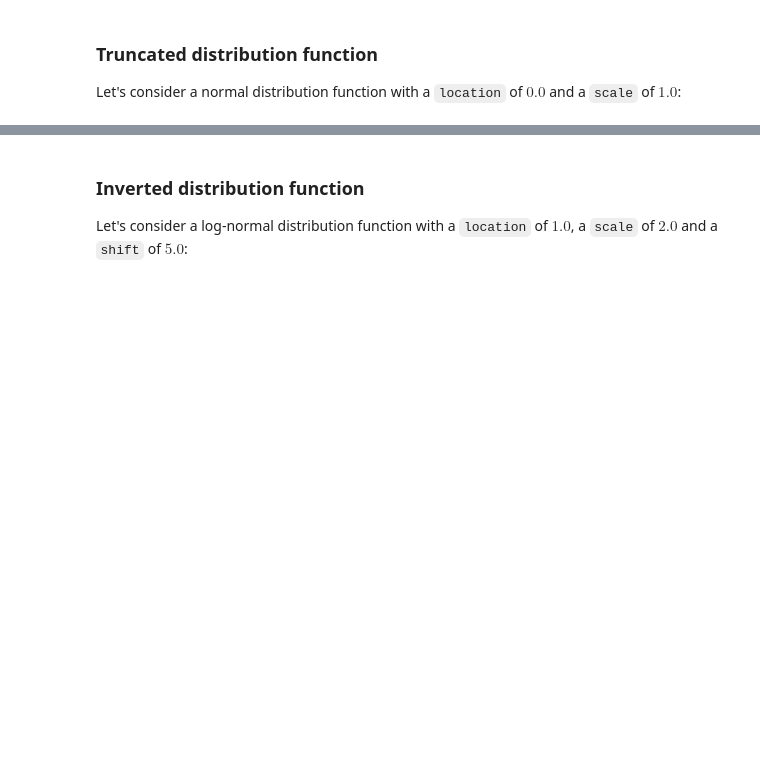
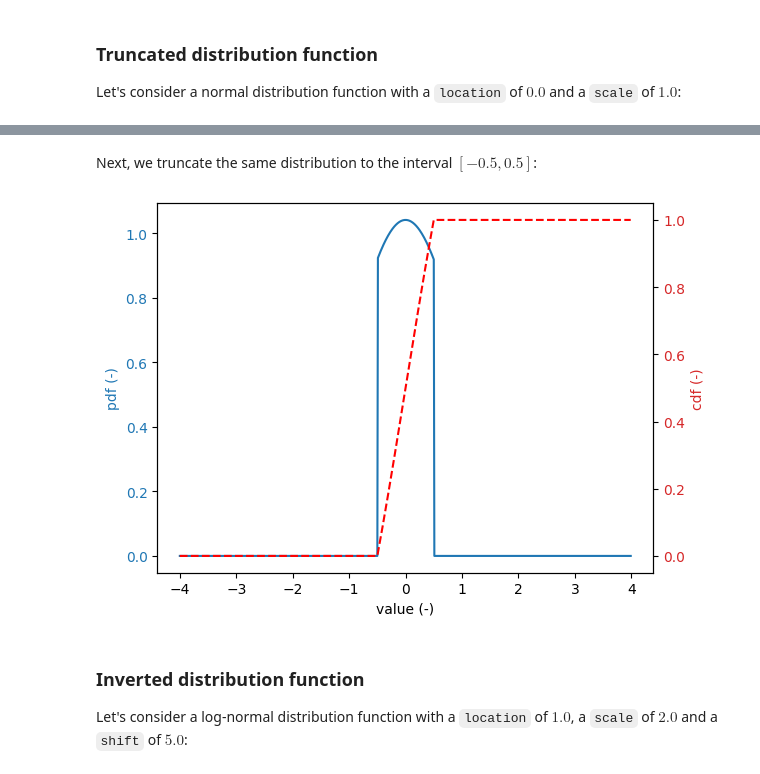
Before and after one commit to Deltares/ProbabilisticLibrary, a Jupyter notebook: sources/Deltares.Probabilistic.PWrapper.Notebooks/operations_on_distribution_functions.ipynb, the cells around one changed output, grey strips where cells are left out. Saved outputs shown, nothing was run; the diff lists cells and outputs as text; code cells hidden in the pictures; blank space fills up the shorter version.

```diff
--- a/sources/Deltares.Probabilistic.PWrapper.Notebooks/operations_on_distribution_functions.ipynb
+++ b/sources/Deltares.Probabilistic.PWrapper.Notebooks/operations_on_distribution_functions.ipynb
@@ -130,3 +144,12 @@ x(0.75) = 0.02499218872108451
+# %% [markdown]
+Next, we truncate the same distribution to the interval $[-0.5, 0.5]$:
+# %%
+stochast.minimum = -0.5
+stochast.maximum = 0.5
+
+plot_dist(val_grid, stochast)
+# %% [output]
+[figure, added]
 # %% [markdown]
 ### Inverted distribution function
 
```
Also changed, not shown: parts of 9 cells of this notebook.
